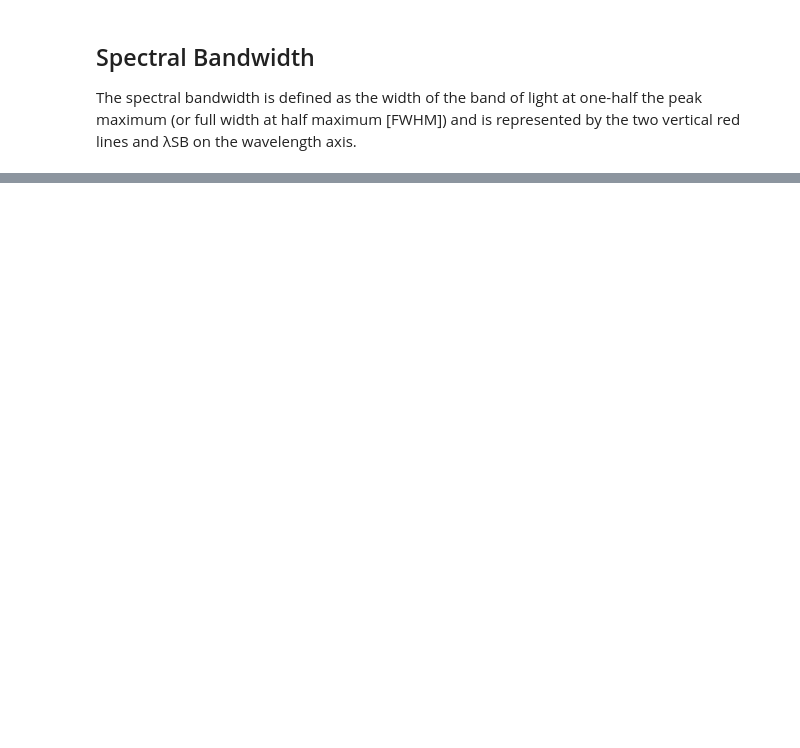
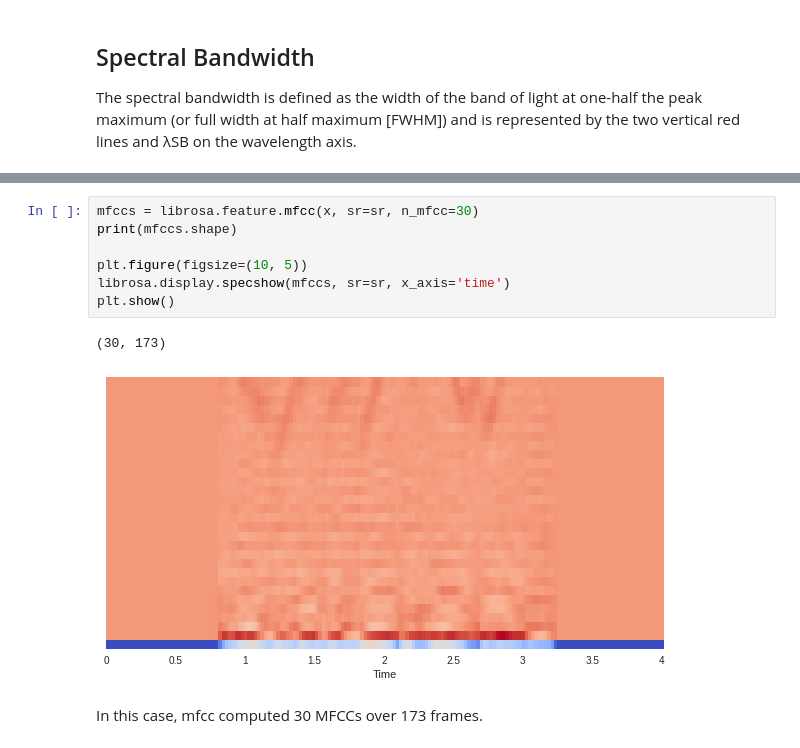
Before and after one commit to romanyshyn-natalia/english-accents-classification, a Jupyter notebook: features_research.ipynb, the cells around one changed output, grey strips where cells are left out. Drawn from its saved outputs; the diff is of its cells as text; blank space fills up the shorter version.

```diff
--- a/features_research.ipynb
+++ b/features_research.ipynb
@@ -103,0 +108,12 @@ plt.show()
+# %%
+mfccs = librosa.feature.mfcc(x, sr=sr, n_mfcc=30)
+print(mfccs.shape)
+
+plt.figure(figsize=(10, 5))
+librosa.display.specshow(mfccs, sr=sr, x_axis='time')
+plt.show()
+# %% [output]
+(30, 173)
+[figure, added]
+# %% [markdown]
+In this case, mfcc computed 30 MFCCs over 173 frames.
```
Also changed, not shown: parts of 22 cells of this notebook.
